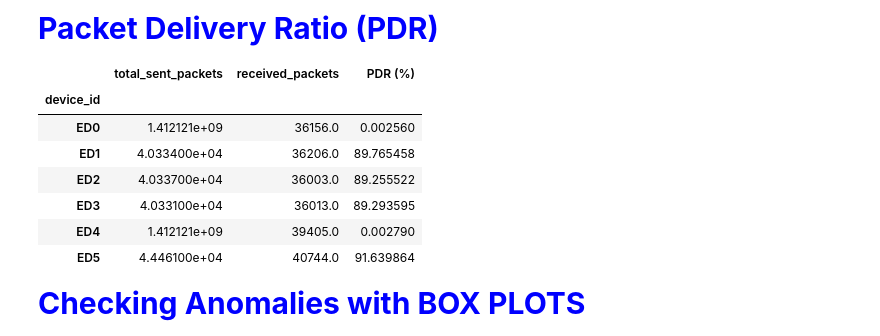
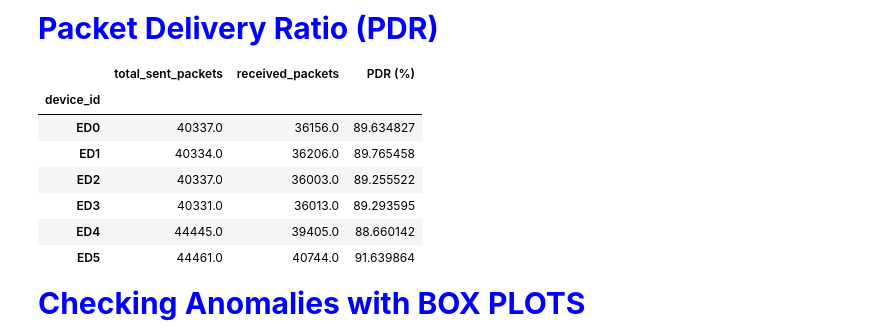
Before and after one commit to nahshonmokua/LoRaWAN-Indoor-Path-Loss-Modelling-with-MultiWall-Environment-Factors, a Jupyter notebook: Exploratory _Analysis.ipynb, the cells around one changed output. Saved outputs shown, nothing was run; the diff lists cells and outputs as text; code cells hidden in the pictures.

```diff
--- a/Exploratory _Analysis.ipynb
+++ b/Exploratory _Analysis.ipynb
@@ -197,29 +197,32 @@ plt.show()
   Packet Delivery Ratio (PDR)
 </p>
 # %%
+# Remove rows with a p_count above 2M
+cleaned_df = cleaned_df[~(cleaned_df['p_count'] > 2000000)]
+
 # Grouping data by device_id
 grouped = cleaned_df.groupby('device_id')
 
 # Calculating the total sent and received packets
 pdr_table = grouped.agg(
     total_sent_packets=('p_count', 'max'),
     received_packets=('f_count', 'max')
 )
 
 # Calculating the PDR
 pdr_table['PDR (%)'] = (pdr_table['received_packets'] / pdr_table['total_sent_packets']) * 100
 
 # Displaying the result as a table
 pdr_table
 # %% [output]
 |  | total_sent_packets | received_packets | PDR (%) |
 | device_id |  |  |  |
-| ED0 | 1.412121e+09 | 36156.0 | 0.002560 |
-| ED1 | 4.033400e+04 | 36206.0 | 89.765458 |
-| ED2 | 4.033700e+04 | 36003.0 | 89.255522 |
-| ED3 | 4.033100e+04 | 36013.0 | 89.293595 |
-| ED4 | 1.412121e+09 | 39405.0 | 0.002790 |
-| ED5 | 4.446100e+04 | 40744.0 | 91.639864 |
+| ED0 | 40337.0 | 36156.0 | 89.634827 |
+| ED1 | 40334.0 | 36206.0 | 89.765458 |
+| ED2 | 40337.0 | 36003.0 | 89.255522 |
+| ED3 | 40331.0 | 36013.0 | 89.293595 |
+| ED4 | 44445.0 | 39405.0 | 88.660142 |
+| ED5 | 44461.0 | 40744.0 | 91.639864 |
 # %% [markdown]
 <p style="font-family: 'Courier New', Courier, monospace; font-size: 30px; font-weight: bold; color: blue;  text-align: left;">
   Checking Anomalies with BOX PLOTS
```
Also changed, not shown: parts of 15 cells of this notebook, 5 other files.
